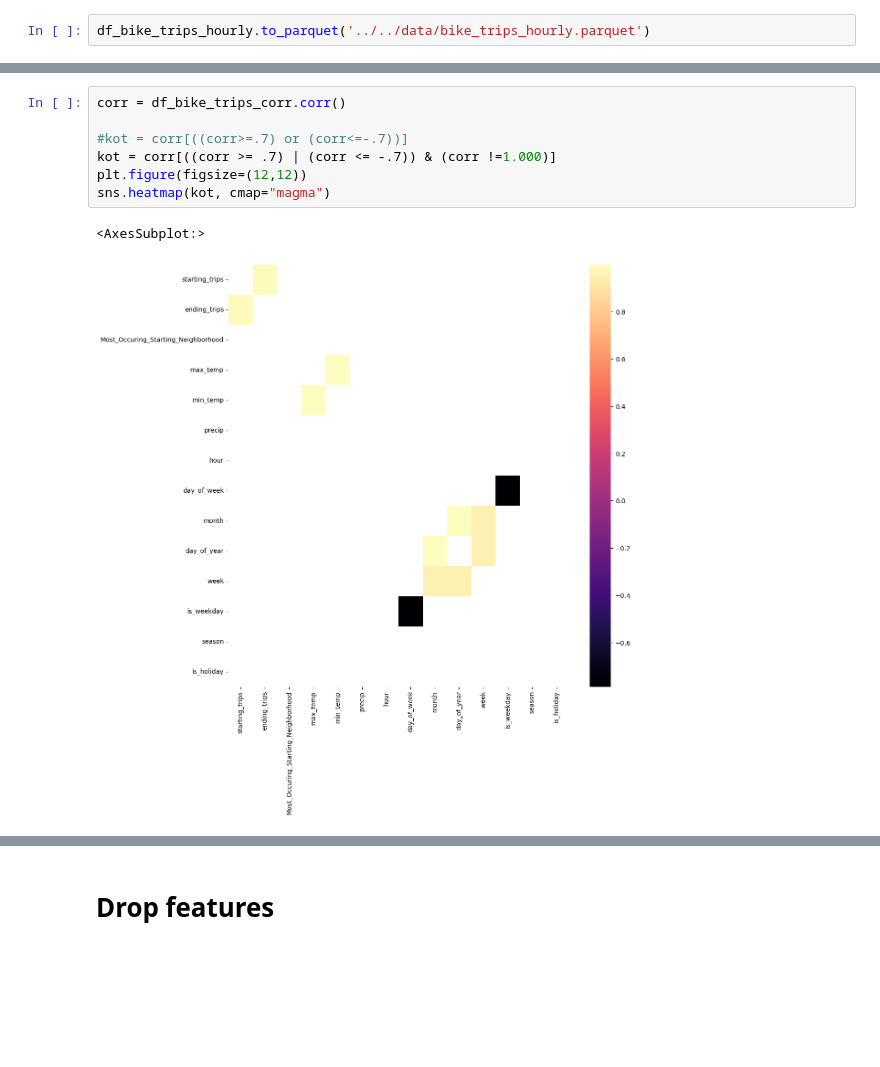
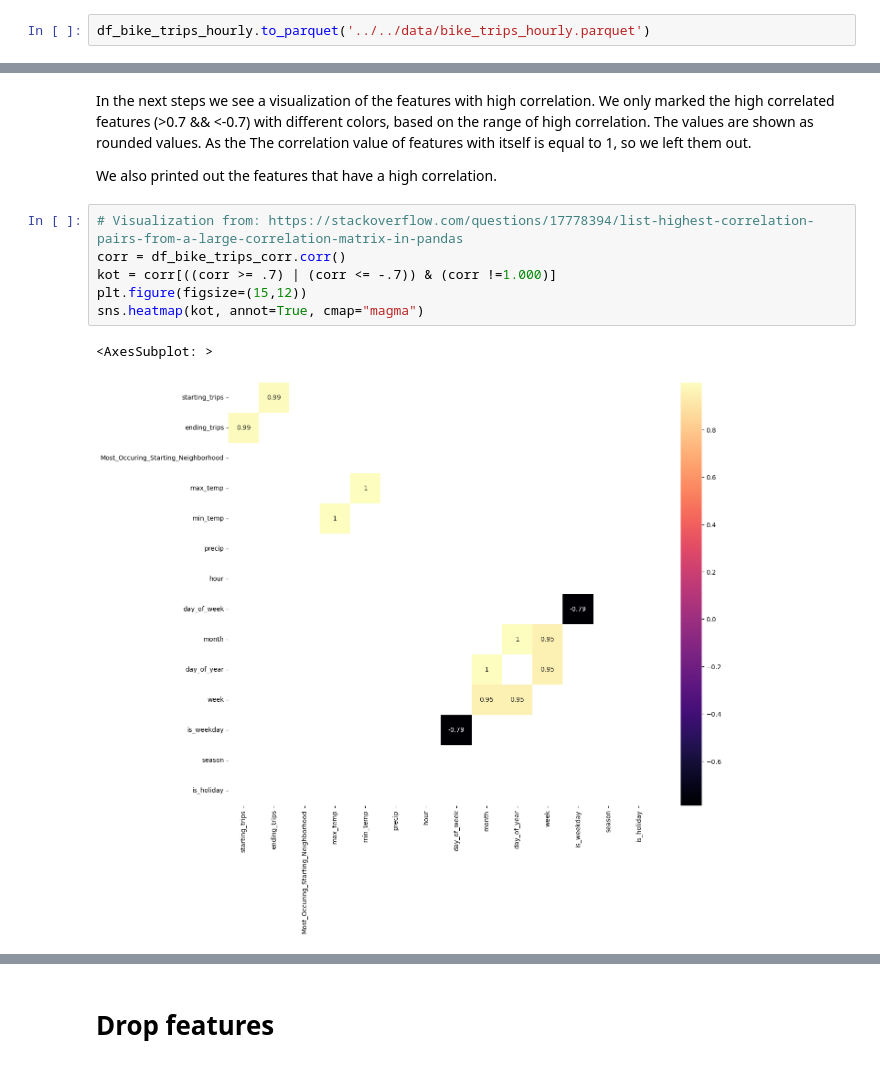
Before and after one commit to Jerematix/dataflow, a Jupyter notebook: notebooks/predictive_analytics/Feature Engineering.ipynb, the cells around one changed output, grey strips where cells are left out. Drawn from its saved outputs; the diff is of its cells as text; blank space fills up the shorter version.

```diff
--- a/notebooks/predictive_analytics/Feature Engineering.ipynb
+++ b/notebooks/predictive_analytics/Feature Engineering.ipynb
@@ -480,14 +435,17 @@ df_bike_trips_corr.corr()
 | is_weekday | 0.112407 | 0.111463 | 0.101253 | 0.016651 | 0.016850 | -0.002292 | 0.002290 | -0.787167 | ... |
 | season | -0.199497 | -0.201071 | -0.003712 | -0.542297 | -0.542557 | 0.017371 | 0.008032 | 0.019270 | ... |
 | is_holiday | -0.042340 | -0.042724 | -0.038665 | -0.072361 | -0.072115 | 0.005585 | 0.000495 | -0.109122 | ... |
+# %% [markdown]
+In the next steps we see a visualization of the features with high correlation. We only marked the high correlated features (>0.7 && <-0.7) with different colors, based on the range of high correlation. The values are shown as rounded values. As the  The correlation value of features with itself is equal to 1, so we left them out.
+
+We also printed out the features that have a high correlation.
 # %%
+# Visualization from: https://stackoverflow.com/questions/17778394/list-highest-correlation-pairs-from-a-large-correlation-matrix-in-pandas
 corr = df_bike_trips_corr.corr()
-
-#kot = corr[((corr>=.7) or (corr<=-.7))]
 kot = corr[((corr >= .7) | (corr <= -.7)) & (corr !=1.000)]
-plt.figure(figsize=(12,12))
-sns.heatmap(kot, cmap="magma")
+plt.figure(figsize=(15,12))
+sns.heatmap(kot, annot=True, cmap="magma")
 # %% [output]
-<AxesSubplot:>
+<AxesSubplot: >
-[figure, old version]
+[figure, new version]
 # %%
```
Also changed, not shown: parts of 31 cells of this notebook, 1 other file.
